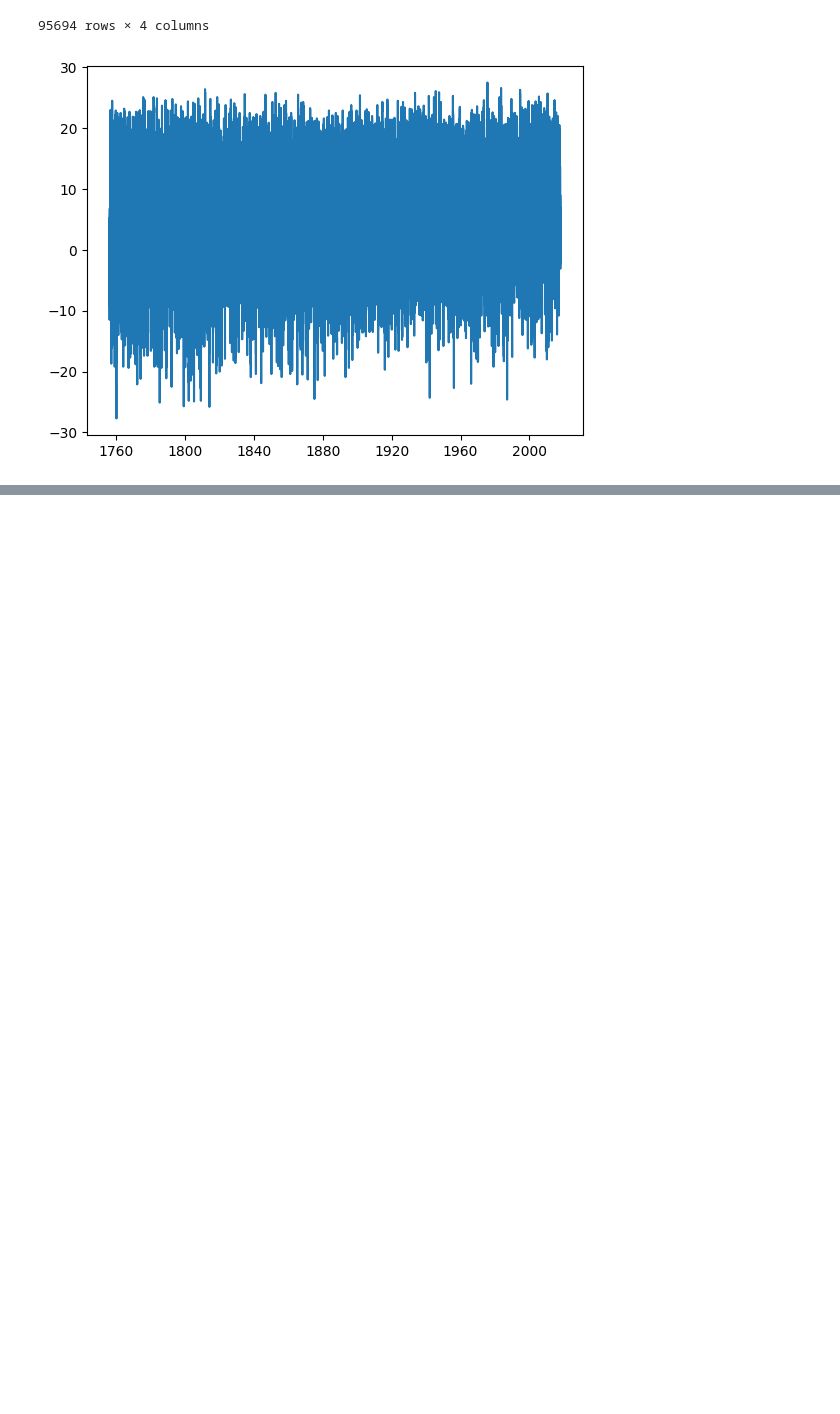
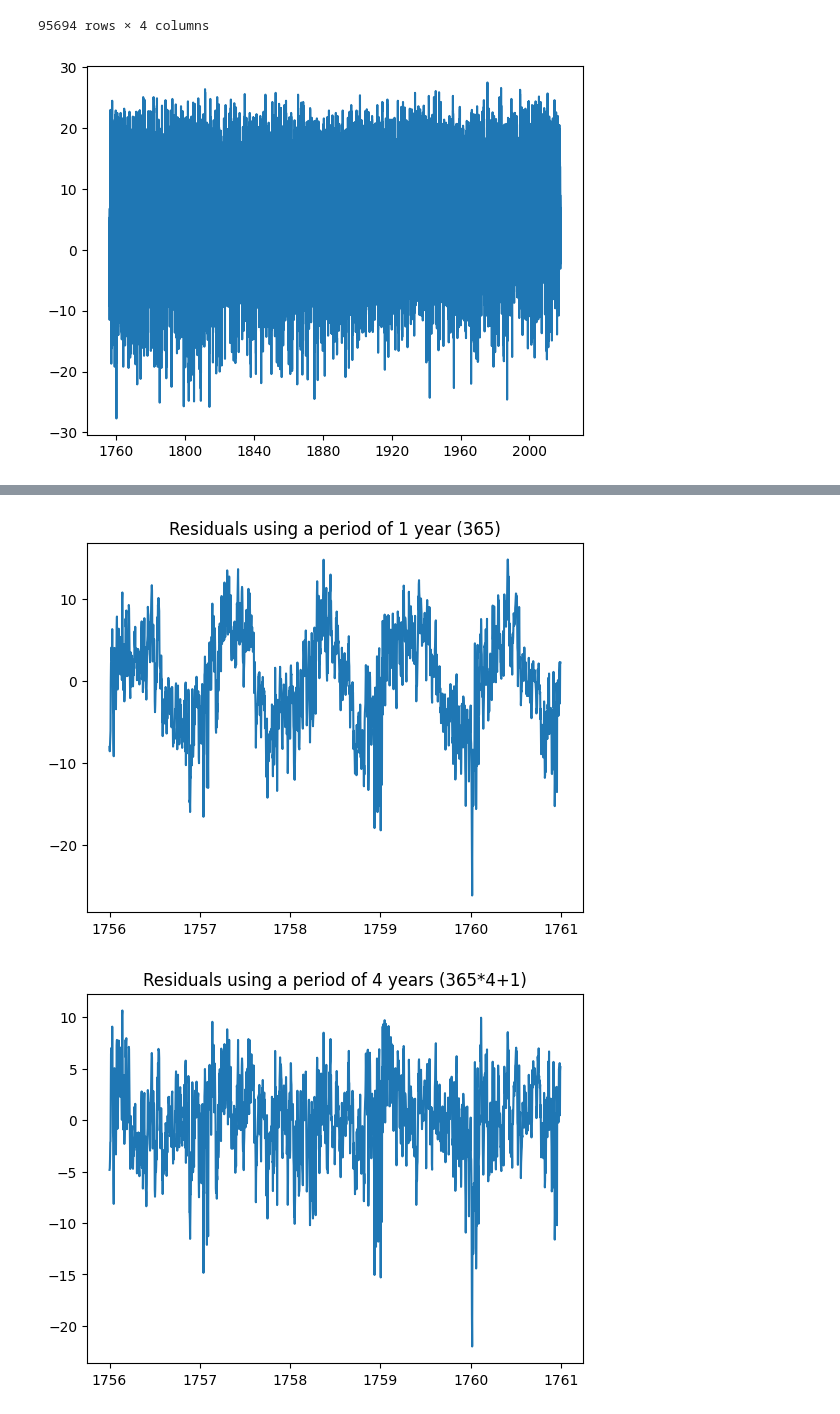
Before and after one commit to XindiLiu/TS_Project, a Jupyter notebook: partA.ipynb, the cells around one changed output, grey strips where cells are left out. Saved outputs shown, nothing was run; the diff lists cells and outputs as text; code cells hidden in the pictures; blank space fills up the shorter version.

```diff
--- a/partA.ipynb
+++ b/partA.ipynb
@@ -80,0 +69,13 @@ plt.plot(f,px)
+# %%
+seas_decompose_4_years=seasonal_decompose(data_detrended,period=365*4+1,filt=np.zeros(1000),extrapolate_trend=1)
+seas_decompose_1_year=seasonal_decompose(data_detrended,period=365,filt=np.zeros(1000),extrapolate_trend=1)
+# %%
+plt.plot(seas_decompose_1_year.resid.head(365*5).index,seas_decompose_1_year.resid.head(365*5))
+plt.title("Residuals using a period of 1 year (365)")
+plt.show()
+plt.plot(seas_decompose_4_years.resid.head(365*5).index,seas_decompose_4_years.resid.head(365*5))
+plt.title("Residuals using a period of 4 years (365*4+1)")
+plt.show()
+# %% [output]
+[figure, added]
+[figure, added]
```
Also changed, not shown: parts of 16 cells of this notebook.
